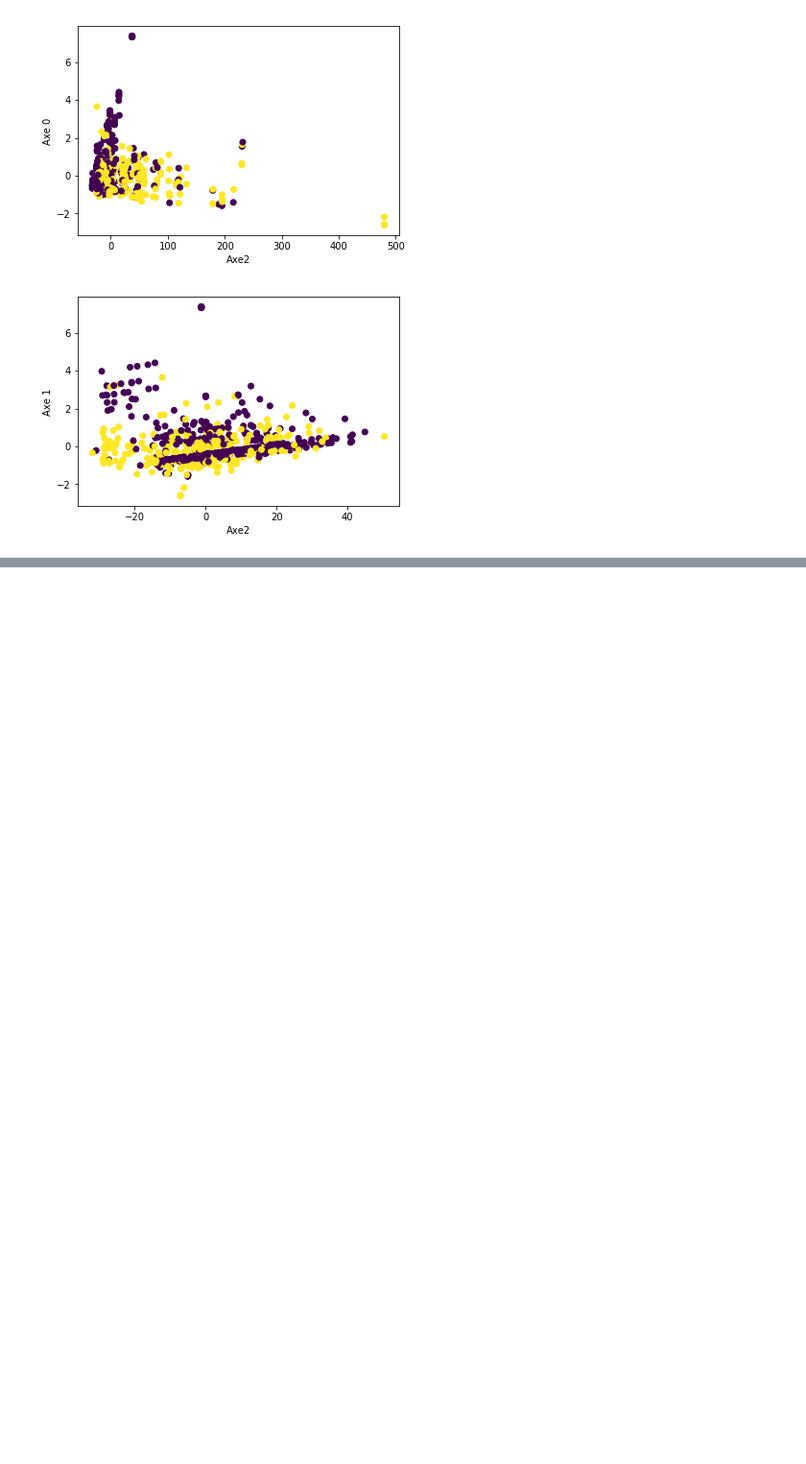
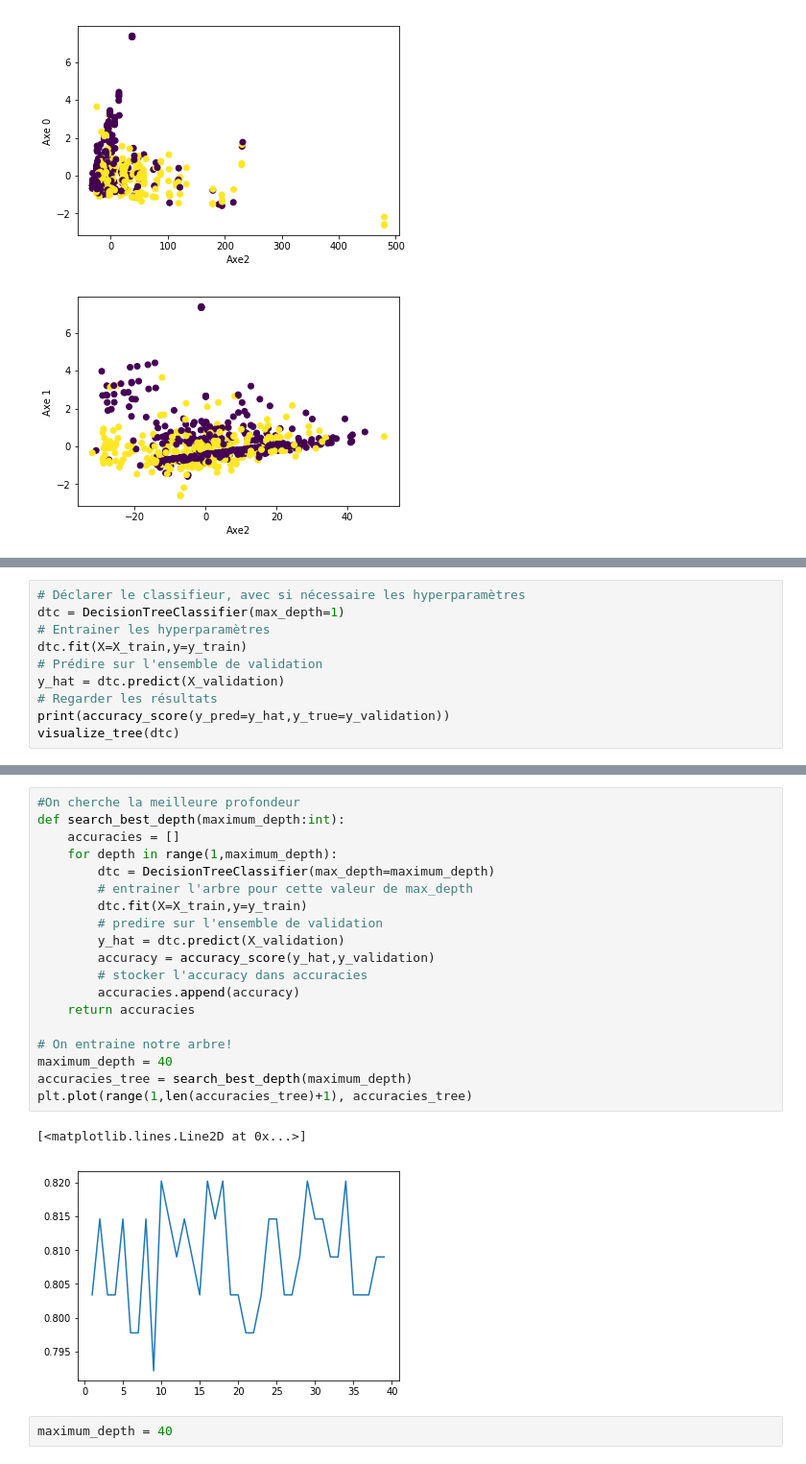
Before and after one commit to ppecheux/Study-on-Titatnic-dataset, a Jupyter notebook: dataset-2-classification.ipynb, the cells around one changed output, grey strips where cells are left out. Shown at 96% size. Saved outputs shown, nothing was run; the diff lists cells and outputs as text; blank space fills up the shorter version.

Commit message:
Ajout arbre de décision
TODO: trouver profondeur idéale

```diff
--- a/dataset-2-classification.ipynb
+++ b/dataset-2-classification.ipynb
@@ -299,0 +321,10 @@ for i,j in couples_axes:
+# %%
+# Déclarer le classifieur, avec si nécessaire les hyperparamètres
+dtc = DecisionTreeClassifier(max_depth=1)
+# Entrainer les hyperparamètres
+dtc.fit(X=X_train,y=y_train)
+# Prédire sur l'ensemble de validation
+y_hat = dtc.predict(X_validation)
+# Regarder les résultats
+print(accuracy_score(y_pred=y_hat,y_true=y_validation))
+visualize_tree(dtc)
@@ -299,0 +334,24 @@ for i,j in couples_axes:
+# %%
+#On cherche la meilleure profondeur
+def search_best_depth(maximum_depth:int):
+    accuracies = []
+    for depth in range(1,maximum_depth):
+        dtc = DecisionTreeClassifier(max_depth=maximum_depth)
+        # entrainer l'arbre pour cette valeur de max_depth
+        dtc.fit(X=X_train,y=y_train)
+        # predire sur l'ensemble de validation
+        y_hat = dtc.predict(X_validation)
+        accuracy = accuracy_score(y_hat,y_validation)
+        # stocker l'accuracy dans accuracies
+        accuracies.append(accuracy)
+    return accuracies
+
+# On entraine notre arbre!
+maximum_depth = 40
+accuracies_tree = search_best_depth(maximum_depth)
+plt.plot(range(1,len(accuracies_tree)+1), accuracies_tree)
+# %% [output]
+[<matplotlib.lines.Line2D at 0x...>]
+[figure, added]
+# %%
+maximum_depth = 40
```
Also changed, not shown: parts of 7 cells of this notebook.
